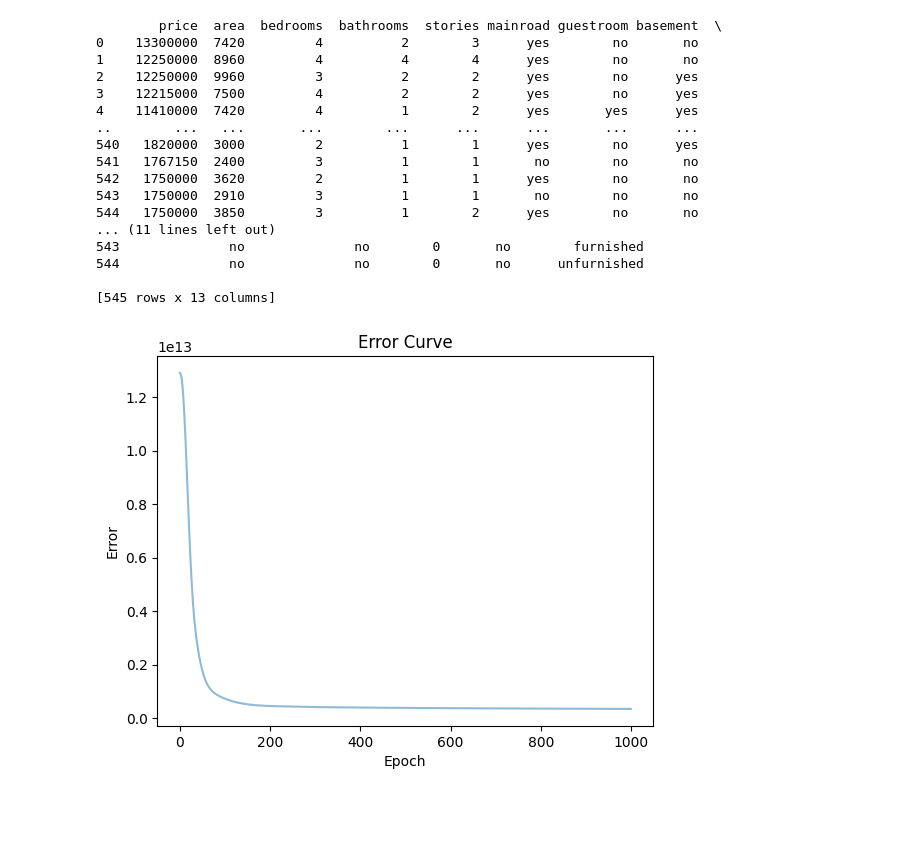
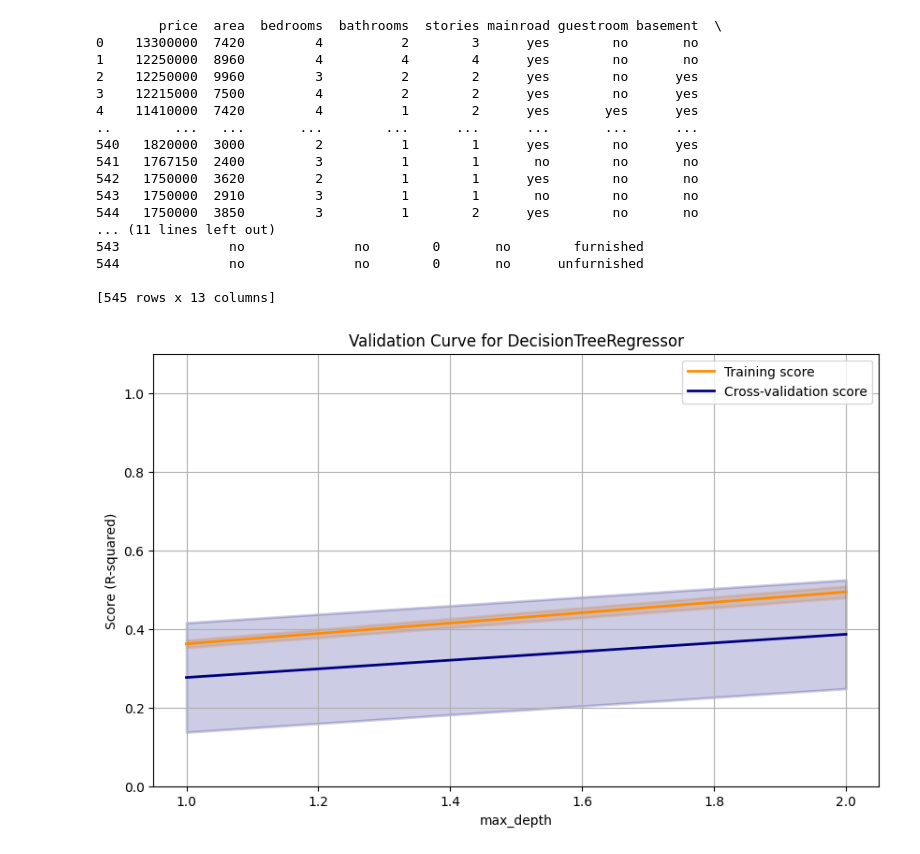
Before and after one commit to rusiravk/rusiravk-uom-ai-sessions, a Jupyter notebook: session-1/Housing Prices/housing-price-predictor-decision-tree-regressor.ipynb, the cells around one changed output. Drawn from its saved outputs; the diff is of its cells as text; code cells hidden in the pictures; blank space fills up the shorter version.

```diff
--- a/session-1/Housing Prices/housing-price-predictor-decision-tree-regressor.ipynb
+++ b/session-1/Housing Prices/housing-price-predictor-decision-tree-regressor.ipynb
@@ -43,13 +43,4 @@ rate = 0.09
+# %%
+param_range = np.arange(1, depth + 1)
 # %%
-model = DecisionTreeRegressor(max_depth=10, random_state=42)
-history = model.fit(X_train,y_train)
+model = DecisionTreeRegressor(max_depth=depth, min_samples_split=3, random_state=42)
-# %%
-import matplotlib.pyplot as plt
-#plt.scatter(range(1,iters+1), history.loss_curve_, alpha=0.5)
-plt.plot(history.loss_curve_, alpha=0.5)
-plt.xlabel('Epoch')
-plt.ylabel('Error')
-plt.title('Error Curve')
-plt.show()
-# %% [output]
-[figure, removed]
@@ -56,3 +49,45 @@ plt.show()
+# %%
+train_scores, test_scores = validation_curve(
+    model,
+    X_train,
+    y_train,
+    param_name="max_depth",
+    param_range=param_range,
+    scoring="r2", # R-squared is a common regression metric
+    cv=10 # Number of cross-validation folds
+)
+# %%
+train_scores_mean = np.mean(train_scores, axis=1)
+train_scores_std = np.std(train_scores, axis=1)
+test_scores_mean = np.mean(test_scores, axis=1)
+test_scores_std = np.std(test_scores, axis=1)
+# %%
+# 5. Plot the validation curve
+plt.figure(figsize=(10, 6))
+plt.title("Validation Curve for DecisionTreeRegressor")
+plt.xlabel("max_depth")
+plt.ylabel("Score (R-squared)")
+plt.ylim(0.0, 1.1)
+lw = 2
+
+# Plot the training score curve
+plt.plot(param_range, train_scores_mean, label="Training score", color="darkorange", lw=lw)
+plt.fill_between(param_range, train_scores_mean - train_scores_std,
+                 train_scores_mean + train_scores_std, alpha=0.2,
+                 color="darkorange", lw=lw)
+
+# Plot the validation score curve
+plt.plot(param_range, test_scores_mean, label="Cross-validation score",
+             color="navy", lw=lw)
+plt.fill_between(param_range, test_scores_mean - test_scores_std,
+                 test_scores_mean + test_scores_std, alpha=0.2,
+                 color="navy", lw=lw)
+
+plt.legend(loc="best")
+plt.grid(True)
+plt.show()
+# %% [output]
+[figure, added]
 # %%
 def evaluate_model(model, X, y):
     y_pred = model.predict(X)
```
Also changed, not shown: parts of 7 cells of this notebook.
